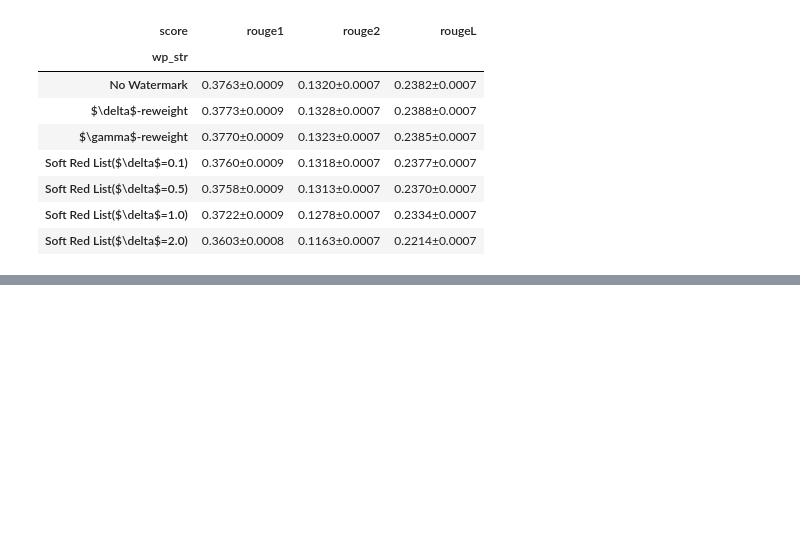
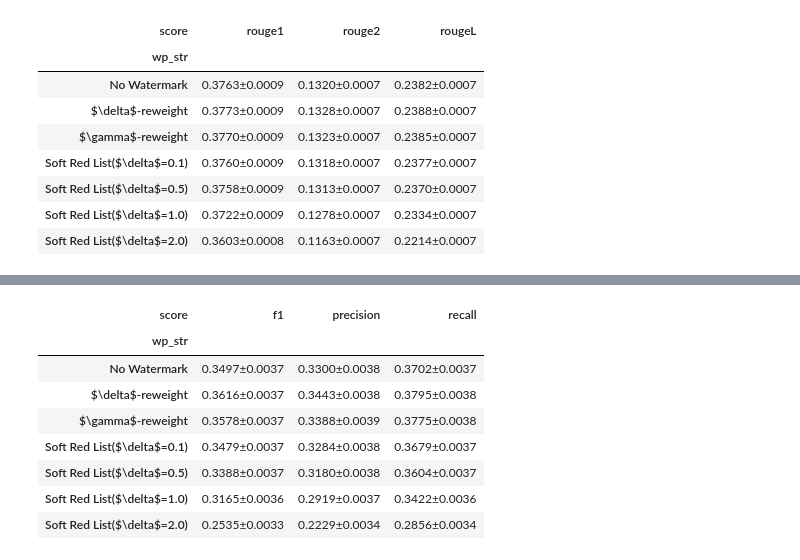
Before and after one commit to xiaoniu-578fa6bff964d005/UnbiasedWatermark, a Jupyter notebook: plot.ipynb, the cells around one changed output, grey strips where cells are left out. Drawn from its saved outputs; the diff is of its cells as text; code cells hidden in the pictures; blank space fills up the shorter version.

```diff
--- a/plot.ipynb
+++ b/plot.ipynb
@@ -12,7 +14,7 @@ import json
 rouge = json.load(open("data/text_summarization_rouge.json"))
 # %%
 # nested dict to dataframe
-show_wp = ["No Watermark", "$\delta$-reweight", "$\gamma$-reweight",]
+show_wp = ["No Watermark", "$\delta$-reweight", "$\gamma$-reweight"]
 john_wps = set()
 
 
@@ -23,8 +25,9 @@ def map_wp_str(wp_str):
         return show_wp[2]
     elif "John" in wp_str:
         import re
+
         delta = re.findall(r"delta=(\d+\.?\d*)", wp_str)[0]
-        n = "Soft Red List"+f"($\delta$={delta})"
+        n = "Soft Red List" + f"($\delta$={delta})"
         john_wps.add(n)
         return n
     if wp_str == "None":
@@ -85,0 +145,24 @@ sdf
+# %%
+# form a table, rows are wp, columns are score, item is mean and std (of mean) like 0.5±0.001
+sdf = df.groupby(["wp_str", "score"]).agg(["mean", "std", "count"])
+sdf = (
+    sdf["value"]
+    .apply(
+        lambda x: "{:.4f}±{:.4f}".format(x["mean"], x["std"] / np.sqrt(x["count"])),
+        axis=1,
+    )
+    .unstack()
+)
+# reorder with the order of show_wp
+sdf = sdf.loc[show_wp + john_wps]
+sdf
+# %% [output]
+| score | f1 | precision | recall |
+| wp_str |  |  |  |
+| No Watermark | 0.3497±0.0037 | 0.3300±0.0038 | 0.3702±0.0037 |
+| $\delta$-reweight | 0.3616±0.0037 | 0.3443±0.0038 | 0.3795±0.0038 |
+| $\gamma$-reweight | 0.3578±0.0037 | 0.3388±0.0039 | 0.3775±0.0038 |
+| Soft Red List($\delta$=0.1) | 0.3479±0.0037 | 0.3284±0.0038 | 0.3679±0.0037 |
+| Soft Red List($\delta$=0.5) | 0.3388±0.0037 | 0.3180±0.0038 | 0.3604±0.0037 |
+| Soft Red List($\delta$=1.0) | 0.3165±0.0036 | 0.2919±0.0037 | 0.3422±0.0036 |
+| Soft Red List($\delta$=2.0) | 0.2535±0.0033 | 0.2229±0.0034 | 0.2856±0.0034 |
```
Also changed, not shown: parts of 7 cells of this notebook, 2 other files.
